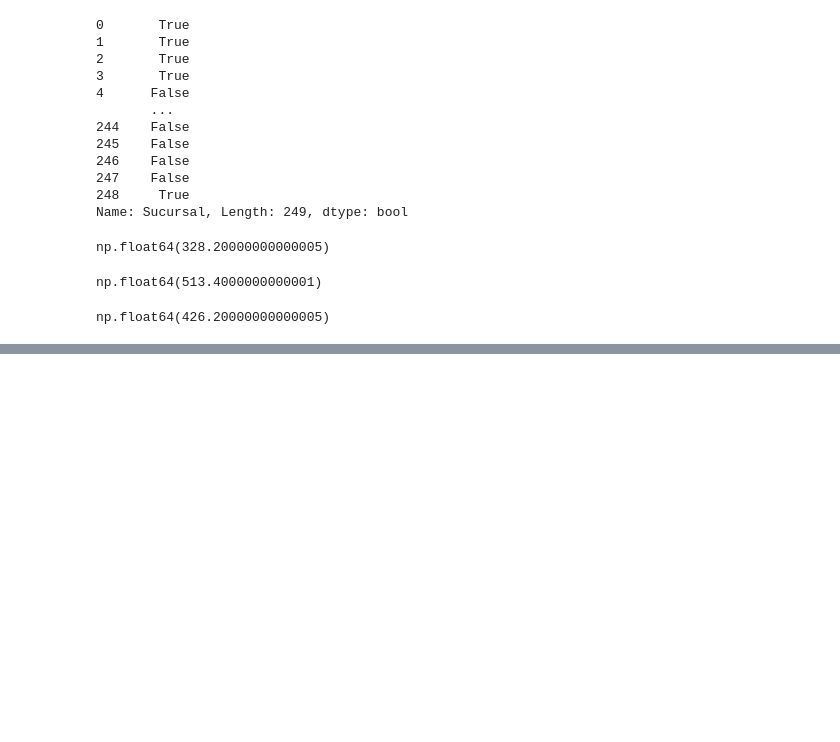
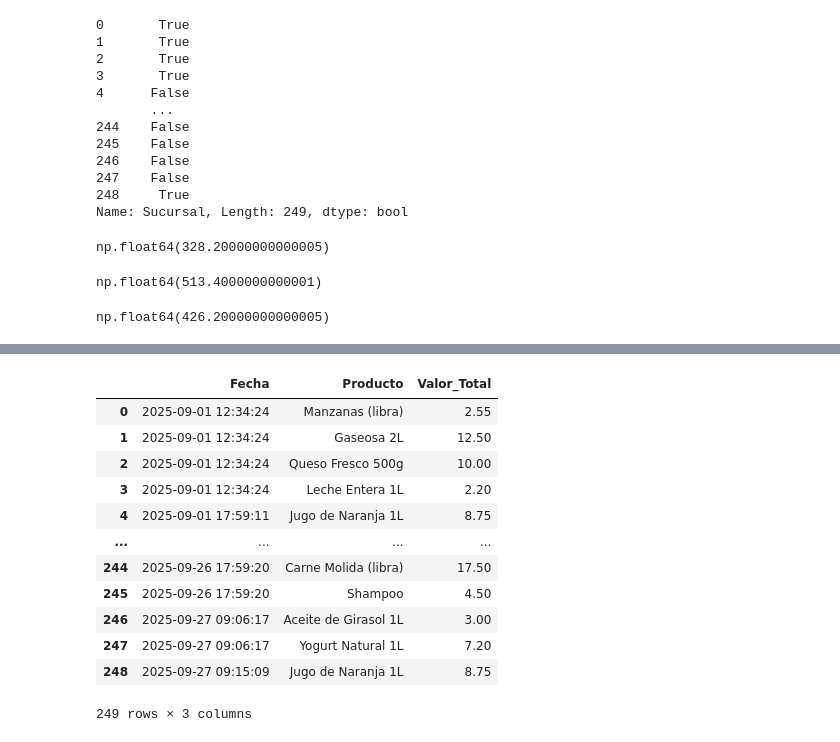
Before and after one commit to diogovillarreals/Introduccion-Python, a Jupyter notebook: 03 Ejercicio.ipynb, the cells around one changed output, grey strips where cells are left out. Drawn from its saved outputs; the diff is of its cells as text; code cells hidden in the pictures; blank space fills up the shorter version.

```diff
--- a/03 Ejercicio.ipynb
+++ b/03 Ejercicio.ipynb
@@ -171,0 +158,16 @@ KeyError: 'Valor_Unitario'
+# %%
+df[['Fecha','Producto', 'Valor_Total']]#Muestra tanto la fecha como el producto y el valor total
+# %% [output]
+|  | Fecha | Producto | Valor_Total |
+| 0 | 2025-09-01 12:34:24 | Manzanas (libra) | 2.55 |
+| 1 | 2025-09-01 12:34:24 | Gaseosa 2L | 12.50 |
+| 2 | 2025-09-01 12:34:24 | Queso Fresco 500g | 10.00 |
+| 3 | 2025-09-01 12:34:24 | Leche Entera 1L | 2.20 |
+| 4 | 2025-09-01 17:59:11 | Jugo de Naranja 1L | 8.75 |
+| ... | ... | ... | ... |
+| 244 | 2025-09-26 17:59:20 | Carne Molida (libra) | 17.50 |
+| 245 | 2025-09-26 17:59:20 | Shampoo | 4.50 |
+| 246 | 2025-09-27 09:06:17 | Aceite de Girasol 1L | 3.00 |
+| 247 | 2025-09-27 09:06:17 | Yogurt Natural 1L | 7.20 |
+| 248 | 2025-09-27 09:15:09 | Jugo de Naranja 1L | 8.75 |
+249 rows × 3 columns
```
Also changed, not shown: parts of 29 cells of this notebook.
